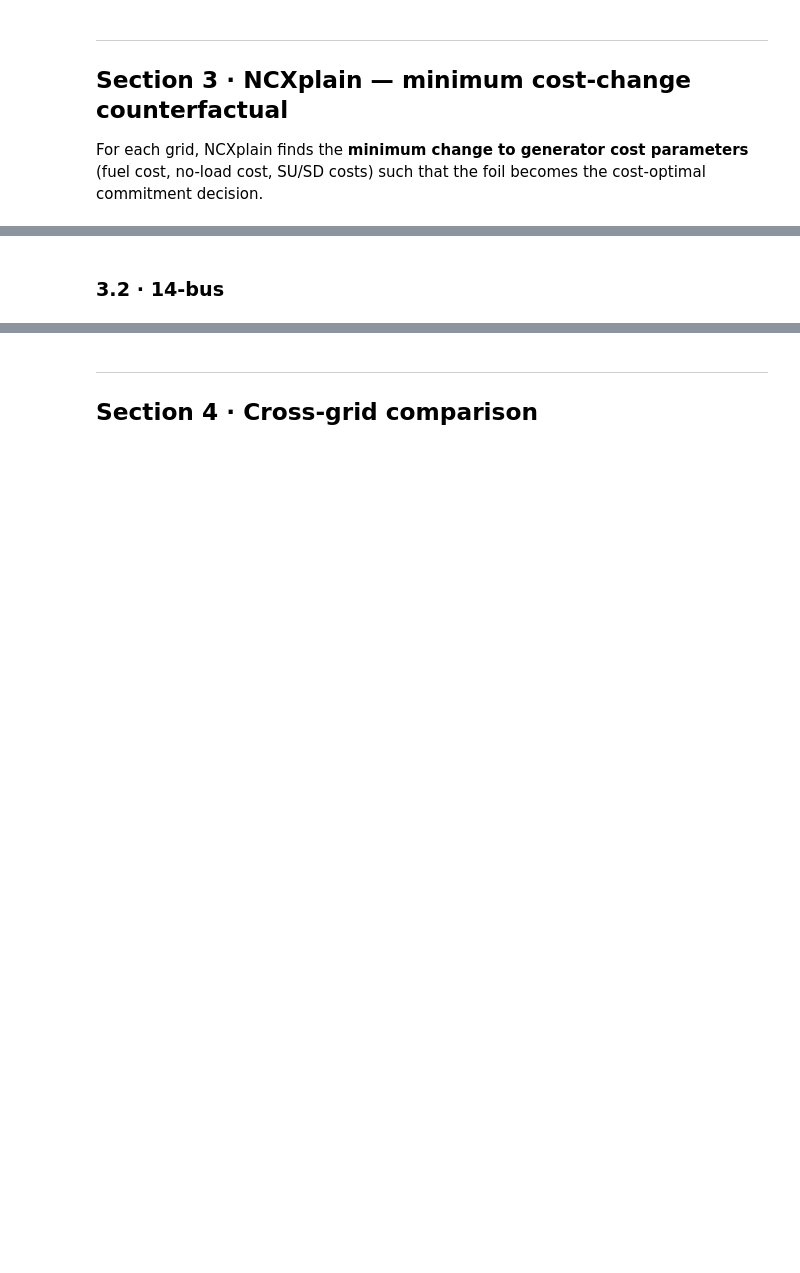
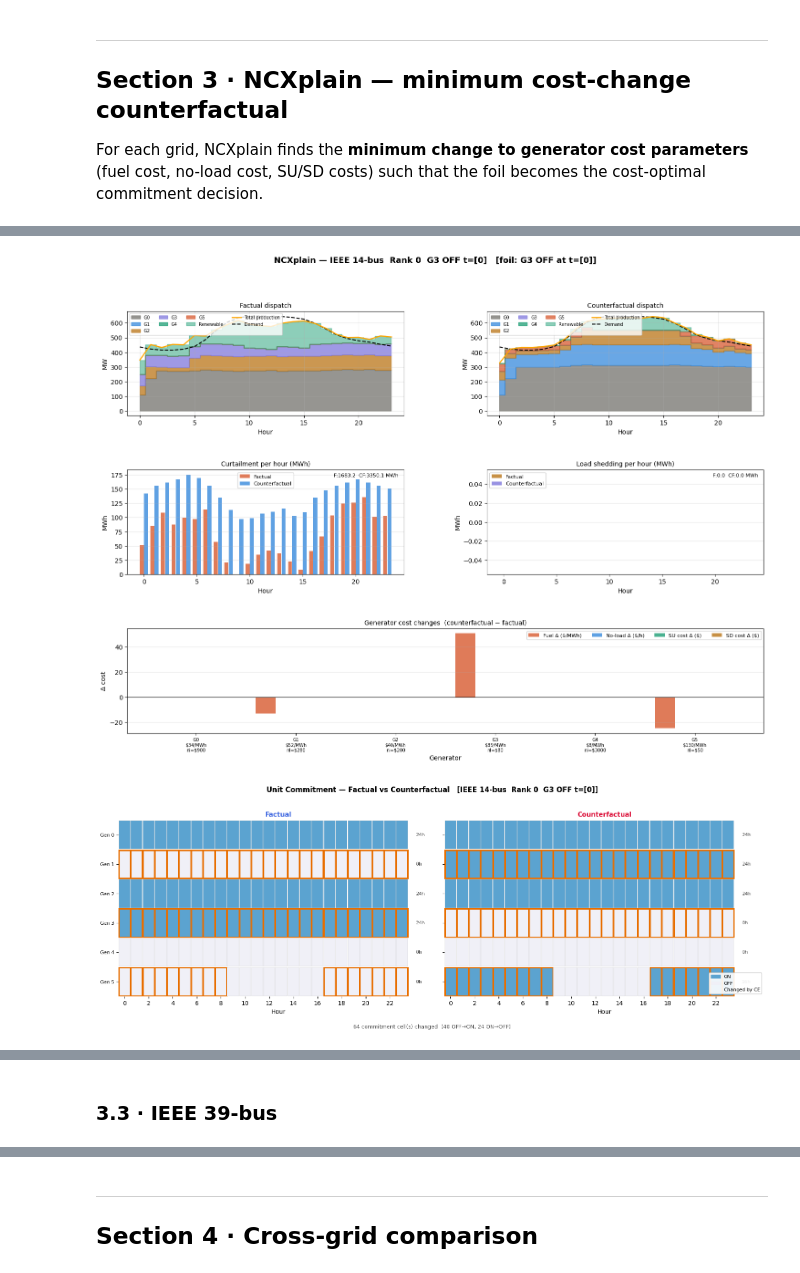
Before and after one commit to TomasStevenson/Counterfactual-Explanations-for-optimization-problems, a Jupyter notebook: Mixed/UC-Experiments/NCXplain_3grids.ipynb, the cells around one changed output, grey strips where cells are left out. Cells and saved outputs as stored; diff of their text form; code cells hidden in the pictures; blank space fills up the shorter version.

```diff
--- a/Mixed/UC-Experiments/NCXplain_3grids.ipynb
+++ b/Mixed/UC-Experiments/NCXplain_3grids.ipynb
@@ -478,0 +694,19 @@ Selected foil for 6-bus: G2 ON at t=[0, 1]  gap=480
+# %%
+# ── Cell: 14-bus scan ─────────────────────────────────────────────────────
+# g=3: UT=1 → windows [1, 1+2] = lengths 1,2,3
+# g=5: Pmin=0 → skipped by floor filter
+candidates_14 = scan_foil_candidates(
+    DATA_14, idx_14, cvec_14, solF_14, zF_14,
+    window_size=int(DATA_14.T), per_bus_neutrality=True,
+    u_init=u_init_14, p_init=p_init_14, on_t=on_t_14, off_t=off_t_14,
+    max_ut=1, max_dt=1,
+)
+if candidates_14:
+    _, foil_g_14, foil_times_14, foil_type_14 = candidates_14[0]
+    foil_14 = foil_force_off(foil_g_14, foil_times_14) if foil_type_14 == "OFF" \
+              else foil_force_on(foil_g_14, foil_times_14)
+    print(f"Selected foil for IEEE 14-bus: G{foil_g_14} {foil_type_14}"
+          f" at t={foil_times_14}  gap={candidates_14[0][0]:.0f}")
+else:
+    print("No suitable foil found for IEEE 14-bus")
+    foil_14 = None
@@ -677,0 +914,57 @@ if str(out_6.get('status','')).upper() == 'OPTIMAL':
+# %%
+# ── Cell: run NCXplain for all good 14-bus foil candidates ────────────────
+
+assert candidates_14, "Run Section 2 first for IEEE 14-bus"
+
+results_14 = []
+for rank, (gap, foil_g, foil_times, foil_type) in enumerate(candidates_14):
+    foil_fn = foil_force_off(foil_g, foil_times) if foil_type == "OFF" \
+              else foil_force_on(foil_g, foil_times)
+
+    print(f"\n{'='*60}")
+    print(f"Rank {rank}  G{foil_g} {foil_type} t={foil_times}  gap={gap:.0f}")
+    print(f"{'='*60}")
+
+    out = run_ncxplain_uc(
+        data=DATA_14,
+        window_size=int(DATA_14.T),
+        per_bus_neutrality=True,
+        foil_fn=foil_fn,
+        mutables={"gen_costs"},
+        bounds={"fuel":    (0, 500),
+                "no_load": (0, 5000),
+                "su":      (0, 100_000),
+                "sd":      (0, 100_000)},
+        perturbation_beta=0.6,
+        weights={"gen_costs": 1.0},
+        verbose=True,
+    )
+
+    results_14.append({
+        "rank": rank, "gap": gap,
+        "foil_g": foil_g, "foil_times": foil_times, "foil_type": foil_type,
+        "status": out["status"], "out": out,
+    })
+    print(f"  → status: {out['status']}")
+
+    if str(out.get("status", "")).upper() == "OPTIMAL":
+        sanity_check(
+            DATA_14, out,
+            foil_g=foil_g, foil_times=foil_times, foil_type=foil_type,
+            label=f"Rank {rank}  G{foil_g} {foil_type} t={foil_times}",
+        )
+        print(f"\nIEEE 14-bus — output keys: {list(out.keys())}")
+        plot_ncxplain_results(
+            DATA_14, out,
+            label=f"IEEE 14-bus  Rank {rank}  G{foil_g} {foil_type} t={foil_times}",
+            foil_g=foil_g, foil_times=foil_times, foil_type=foil_type,
+        )
+
+# ── summary ───────────────────────────────────────────────────────────────
+print(f"\n{'='*60}")
+print(f"IEEE 14-bus  NCXplain summary  ({len(results_14)} foils)")
+print(f"{'='*60}")
+for r in results_14:
+    print(f"  Rank {r['rank']}  G{r['foil_g']} {r['foil_type']}"
+          f"  t={r['foil_times']}  gap={r['gap']:.0f}  →  {r['status']}")
+# %% [output]
@@ -677,0 +988,2 @@ if str(out_6.get('status','')).upper() == 'OPTIMAL':
+[figure, added]
+[figure, added]
@@ -678,2 +1007,2 @@ if str(out_6.get('status','')).upper() == 'OPTIMAL':
 # %% [markdown]
-### 3.2 · 14-bus
+### 3.3 · IEEE 39-bus
```
Also changed, not shown: parts of 38 cells of this notebook, 8 other files.
